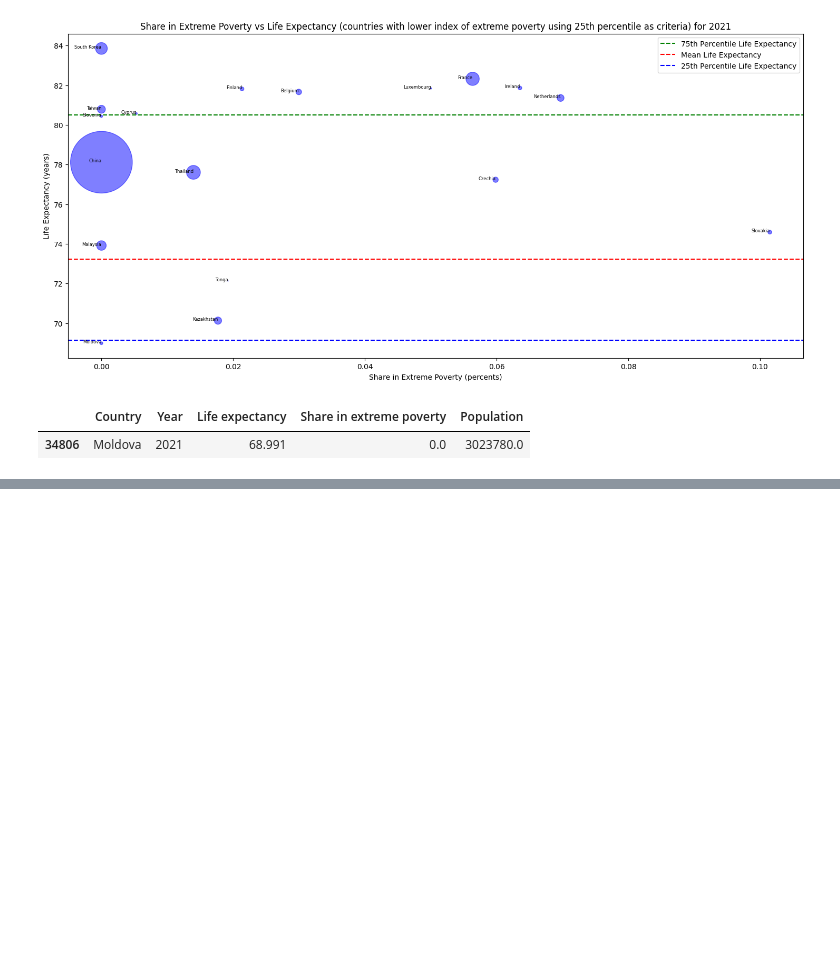
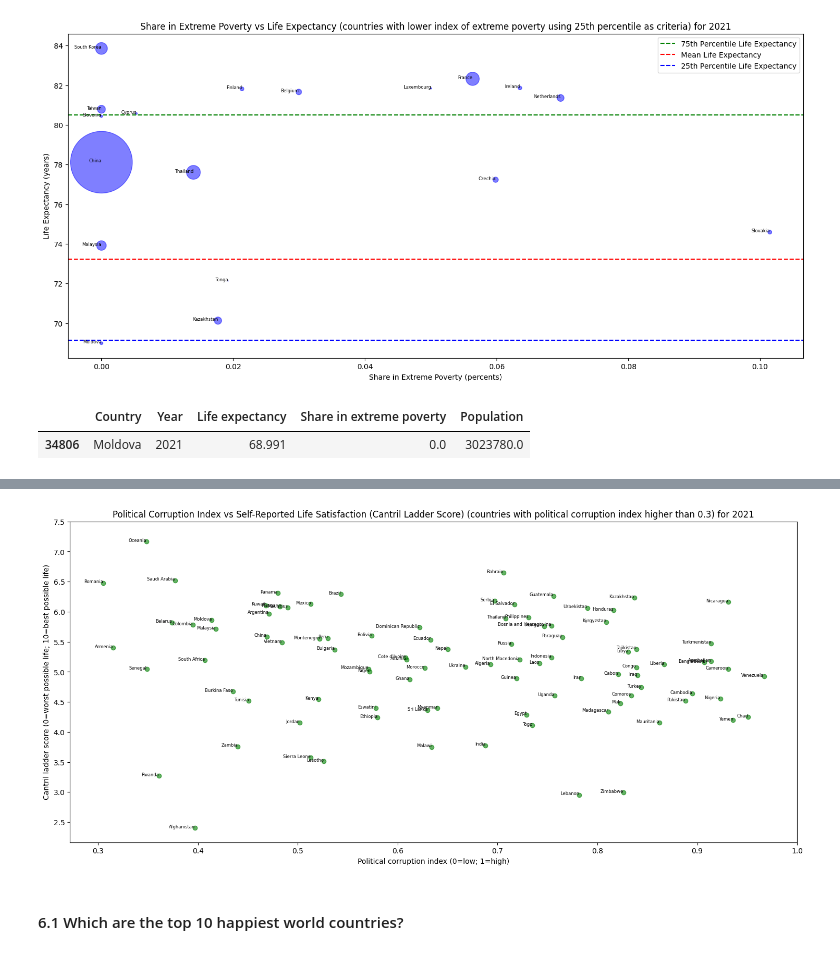
Before and after one commit to sdvelev/Introduction-To-Data-Science-And-AI, a Jupyter notebook: 05-data-science-revision/assignment-5-Stefan-Velev.ipynb, the cells around one changed output, grey strips where cells are left out. Cells and saved outputs as stored; diff of their text form; code cells hidden in the pictures; blank space fills up the shorter version.

```diff
--- a/05-data-science-revision/assignment-5-Stefan-Velev.ipynb
+++ b/05-data-science-revision/assignment-5-Stefan-Velev.ipynb
@@ -529,0 +615,18 @@ df_extreme_poverty_life_expectancy[df_extreme_poverty_life_expectancy['Country']
+# %%
+plt.figure(figsize=(18, 8))
+df_high_political_corruption = df_life_satisfaction_political_corruption[df_life_satisfaction_political_corruption['Political corruption index'] >= 0.3]
+plt.scatter(df_high_political_corruption['Political corruption index'], df_high_political_corruption['Cantril ladder score'], color='green', alpha=0.6)
+
+for i, country in enumerate(df_high_political_corruption['Country']):
+    plt.text(df_high_political_corruption['Political corruption index'].iloc[i], df_high_political_corruption['Cantril ladder score'].iloc[i], df_high_political_corruption['Country'].iloc[i], fontsize=6, ha='right')
+
+plt.yticks([2.5, 3, 3.5, 4, 4.5, 5, 5.5, 6, 6.5, 7, 7.5])
+
+plt.xlabel('Political corruption index (0=low; 1=high)')
+plt.ylabel('Cantril ladder score (0=worst possible life; 10=best possible life)')
+plt.title('Political Corruption Index vs Self-Reported Life Satisfaction (Cantril Ladder Score) (countries with political corruption index higher than 0.3) for 2021')
+plt.show()
+# %% [output]
+[figure, added]
+# %% [markdown]
+#### 6.1 Which are the top 10 happiest world countries?
```
Also changed, not shown: parts of 16 cells of this notebook.
